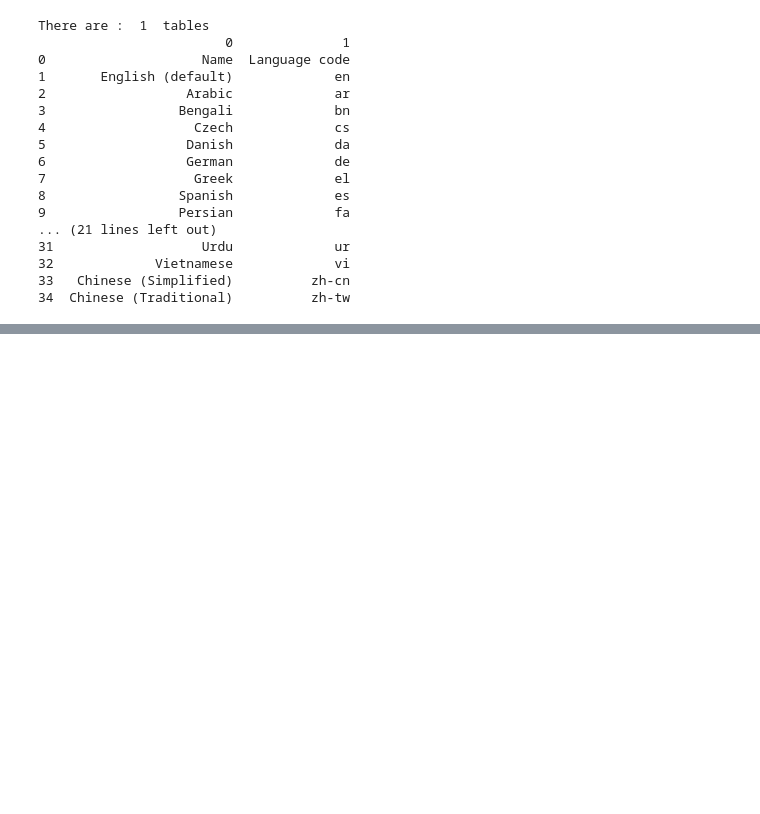
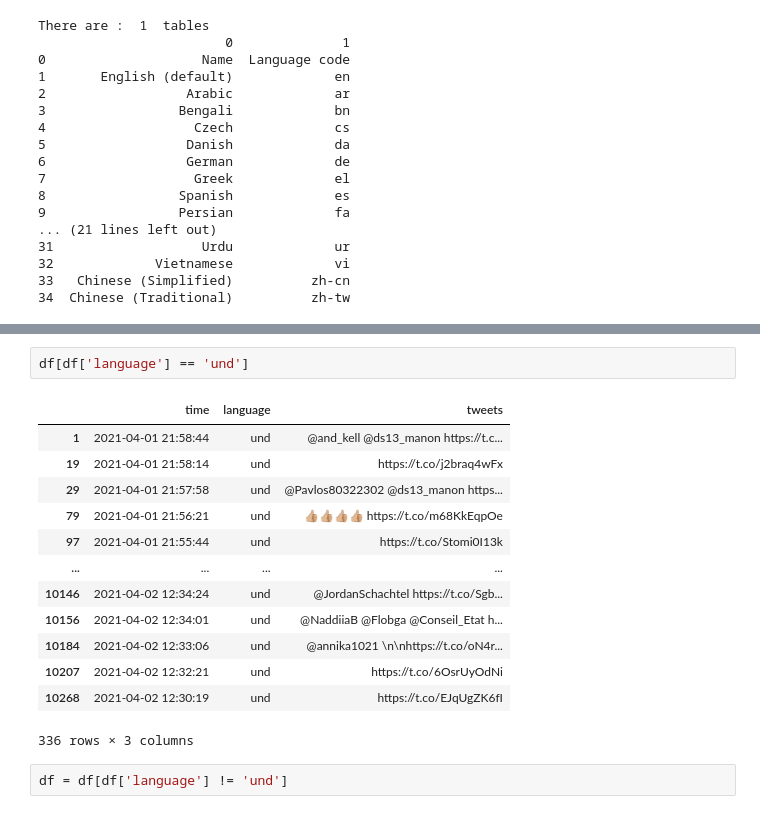
Before and after one commit to cassnutt/worldwide_covid19_vaccines, a Jupyter notebook: Twitter Workbook.ipynb, the cells around one changed output, grey strips where cells are left out. Cells and saved outputs as stored; diff of their text form; blank space fills up the shorter version.

```diff
--- a/Twitter Workbook.ipynb
+++ b/Twitter Workbook.ipynb
@@ -376,0 +427,18 @@ lang_table
+# %%
+df[df['language'] == 'und']
+# %% [output]
+|  | time | language | tweets |
+| 1 | 2021-04-01 21:58:44 | und | @and_kell @ds13_manon https://t.c... |
+| 19 | 2021-04-01 21:58:14 | und | https://t.co/j2braq4wFx |
+| 29 | 2021-04-01 21:57:58 | und | @Pavlos80322302 @ds13_manon https... |
+| 79 | 2021-04-01 21:56:21 | und | 👍🏼👍🏼👍🏼👍🏼 https://t.co/m68KkEqpOe |
+| 97 | 2021-04-01 21:55:44 | und | https://t.co/Stomi0I13k |
+| ... | ... | ... | ... |
+| 10146 | 2021-04-02 12:34:24 | und | @JordanSchachtel https://t.co/Sgb... |
+| 10156 | 2021-04-02 12:34:01 | und | @NaddiiaB @Flobga @Conseil_Etat h... |
+| 10184 | 2021-04-02 12:33:06 | und | @annika1021 \n\nhttps://t.co/oN4r... |
+| 10207 | 2021-04-02 12:32:21 | und | https://t.co/6OsrUyOdNi |
+| 10268 | 2021-04-02 12:30:19 | und | https://t.co/EJqUgZK6fI |
+336 rows × 3 columns
+# %%
+df = df[df['language'] != 'und']
```
Also changed, not shown: parts of 24 cells of this notebook, 4 other files.
